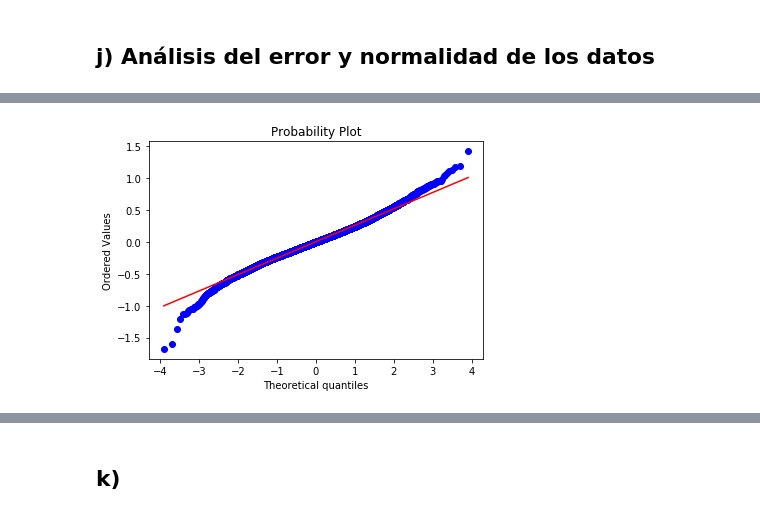
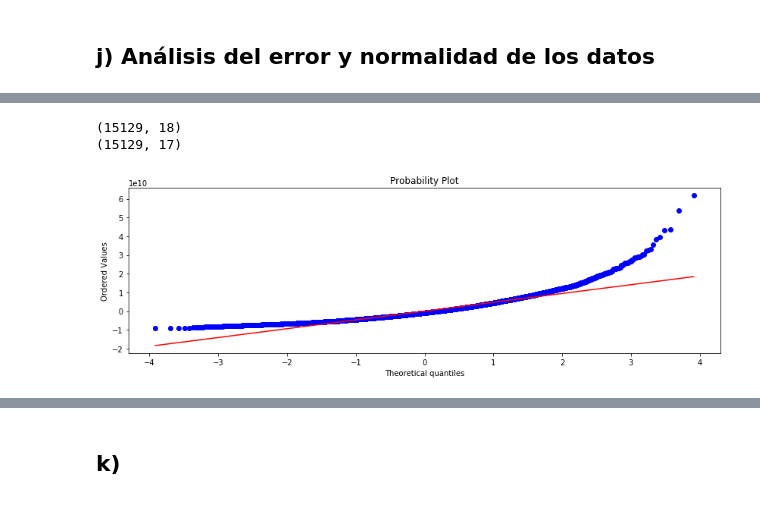
Before and after one commit to VitoVoti/ML_T1_LinReg, a Jupyter notebook: Tarea1 .ipynb, the cells around one changed output, grey strips where cells are left out. Drawn from its saved outputs; the diff is of its cells as text; code cells hidden in the pictures.

```diff
--- a/Tarea1 .ipynb
+++ b/Tarea1 .ipynb
@@ -121,6 +121,9 @@ ytest = y[np.logical_not(istrain)]
 Xtrain = Xtrain.drop(['price'], axis=1)
 Xtest = Xtest.drop(['price'], axis=1)
 # %%
+from pylab import rcParams
+rcParams['figure.figsize'] = 14, 4
+
 plt.hist(df['price'], bins=100)
 plt.show()
 # %% [output]
@@ -180,13 +183,13 @@ A la función LinearRegression le enviamos el parámetro **fit_intercept = False
 # %%
 #Estandarizacion del dataset
 from sklearn.preprocessing import StandardScaler
-scaler = StandardScaler().fit(Xtrain)
-df_scaled_train = pd.DataFrame(scaler.transform(Xtrain), columns=Xtrain.columns)
+scaler_train = StandardScaler().fit(Xtrain)
+Xtrain_scaled = pd.DataFrame(scaler_train.transform(Xtrain), columns=Xtrain.columns)
 
 # Se ingresa columna de unos, que son los pesos o coeficientes del primer parametro (el intercepto, beta_0)
-df_scaled_train.insert(df_scaled_train.shape[1], 'intercept', np.ones(df_scaled_train.shape[0]))
+Xtrain_scaled.insert(Xtrain_scaled.shape[1], 'intercept', np.ones(Xtrain_scaled.shape[0]))
 #df_scaled_train.info()
-df_scaled_train.describe()
+Xtrain_scaled.describe()
 # %% [output]
 |  | bedrooms | bathrooms | sqft_living | sqft_lot | floors | waterfront | view | condition | grade | ... |
 | count | 1.512900e+04 | 1.512900e+04 | 1.512900e+04 | 1.512900e+04 | 1.512900e+04 | 1.512900e+04 | 1.512900e+04 | 1.512900e+04 | 1.512900e+04 | ... |
@@ -199,16 +202,25 @@ df_scaled_train.describe()
 | max | 8.401590e+00 | 7.832692e+00 | 1.268398e+01 | 3.825488e+01 | 4.054499e+00 | 1.152757e+01 | 4.846968e+00 | 2.328305e+00 | 4.642603e+00 | ... |
 # %%
 #Se hace la regresion lineal multiple usando los datos de entrenamiento
-linreg = lm.LinearRegression(fit_intercept = True)
-linreg.fit(Xtrain, ytrain)
+#linreg = lm.LinearRegression(fit_intercept = True)
+#linreg.fit(Xtrain, ytrain)
+#Coeficientes obtenidos con la regresion sobre los datos de entrenamiento
+#print('Coeficientes: \n', linreg.coef_)
+#print(linreg.score(Xtest,ytest))
+
+linreg = lm.LinearRegression(fit_intercept = False)
+linreg.fit(Xtrain_scaled, ytrain)
+
+
+#Estandarizacion del dataset test
+#from sklearn.preprocessing import StandardScaler
+scaler_test = StandardScaler().fit(Xtest)
+Xtest_scaled = pd.DataFrame(scaler_test.transform(Xtest), columns=Xtest.columns)
+Xtest_scaled.insert(Xtest_scaled.shape[1], 'intercept', np.ones(Xtest_scaled.shape[0]))
+
+
 #Coeficientes obtenidos con la regresion sobre los datos de entrenamiento
 print('Coeficientes: \n', linreg.coef_)
-print(linreg.score(Xtest,ytest))
-
-linreg = lm.LinearRegression(fit_intercept = False)
-linreg.fit(Xtrain, ytrain)
-#Coeficientes obtenidos con la regresion sobre los datos de entrenamiento
-print('Coeficientes: \n', linreg.coef_)
-print(linreg.score(Xtest,ytest))
+print(linreg.score(Xtest_scaled, ytest))
 # %% [output]
 Coeficientes:
@@ -359,16 +428,21 @@ mse_cv
 # %%
 import scipy.stats as stats
 
+
+print(Xtrain_scaled.shape)
+print(Xtrain.shape)
 #measurements = np.random.normal(loc = 20, scale = 5, size=100)
 #stats.probplot(measurements, dist="norm", plot=plt)
-yhat_train = linreg.predict(Xtrain)
+yhat_train = linreg.predict(Xtrain_scaled)
 #mse_test = np.mean(np.power(yhat_test - ytest, 2))
 #print(ytest - yhat_test)
 
 stats.probplot((ytrain - yhat_train), dist="norm", plot=plt)
 plt.show()
 # %% [output]
+(15129, 18)
+(15129, 17)
-[figure, old version]
+[figure, new version]
 # %%
 plt.hist(ytrain - yhat_train, bins=50)
 plt.show()
```
Also changed, not shown: parts of 14 cells of this notebook.
